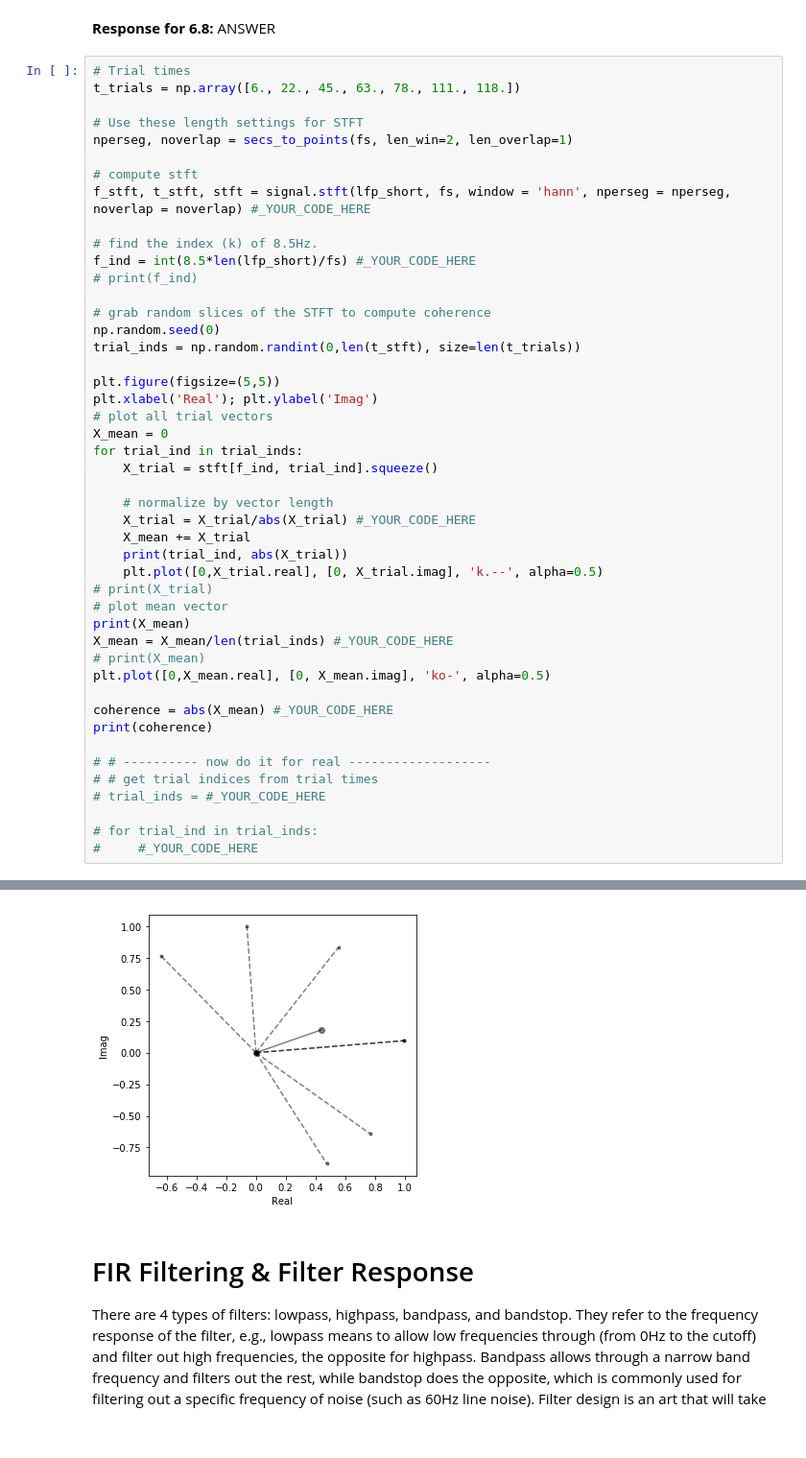
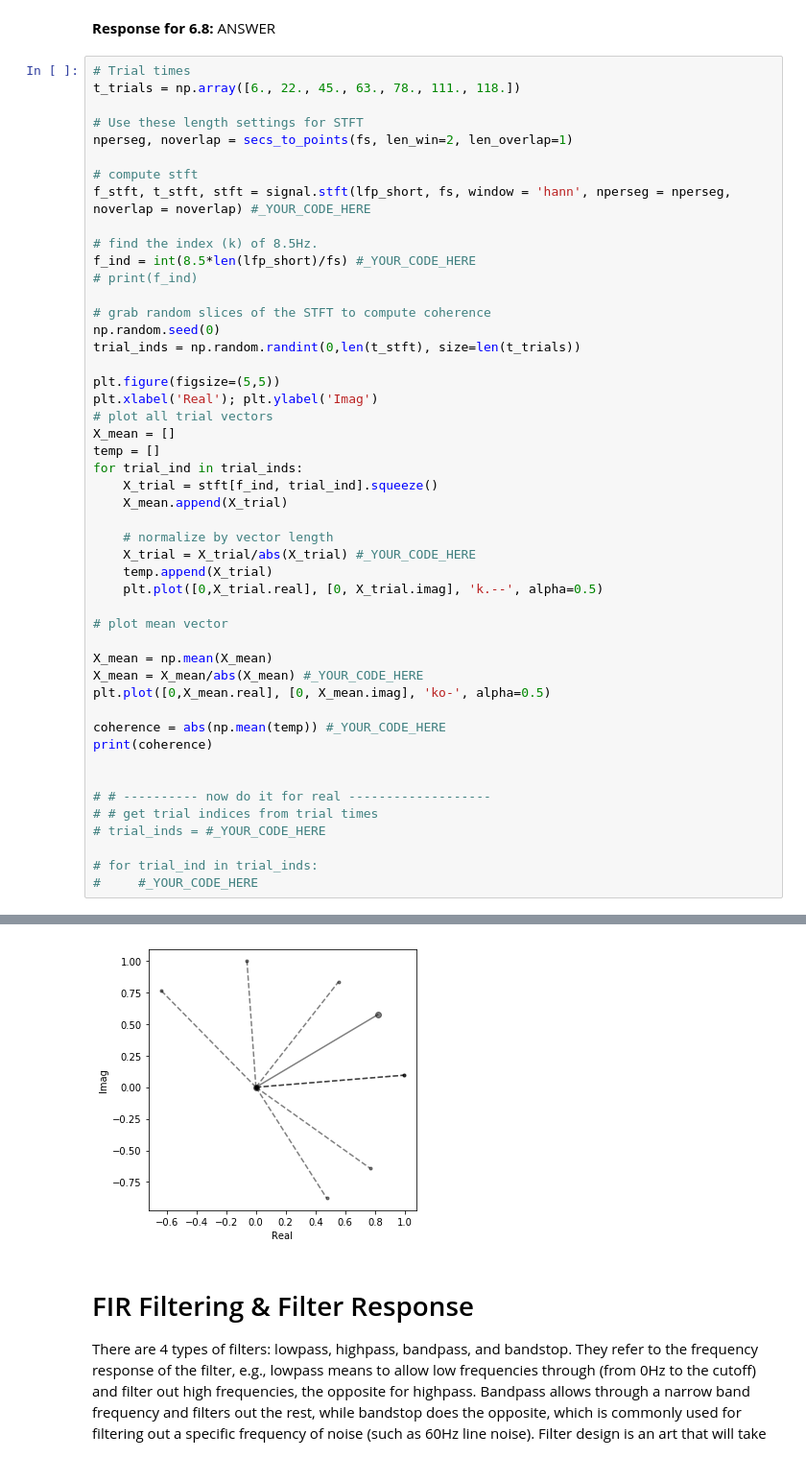
Before and after one commit to ylc020/COGS118C, a Jupyter notebook: Assignments/A3-TimeFrequencyFiltering.ipynb, the cells around one changed output, grey strips where cells are left out. Shown at 96% size. Drawn from its saved outputs; the diff is of its cells as text.

```diff
--- a/Assignments/A3-TimeFrequencyFiltering.ipynb
+++ b/Assignments/A3-TimeFrequencyFiltering.ipynb
@@ -595,24 +580,26 @@ trial_inds = np.random.randint(0,len(t_stft), size=len(t_trials))
 plt.figure(figsize=(5,5))
 plt.xlabel('Real'); plt.ylabel('Imag')
 # plot all trial vectors
-X_mean = 0
+X_mean = []
+temp = []
 for trial_ind in trial_inds:
     X_trial = stft[f_ind, trial_ind].squeeze()
+    X_mean.append(X_trial)
 
     # normalize by vector length
     X_trial = X_trial/abs(X_trial) #_YOUR_CODE_HERE
-    X_mean += X_trial
-    print(trial_ind, abs(X_trial))
+    temp.append(X_trial)
     plt.plot([0,X_trial.real], [0, X_trial.imag], 'k.--', alpha=0.5)
-# print(X_trial)
+
 # plot mean vector
-print(X_mean)
-X_mean = X_mean/len(trial_inds) #_YOUR_CODE_HERE
-# print(X_mean)
+
+X_mean = np.mean(X_mean)
+X_mean = X_mean/abs(X_mean) #_YOUR_CODE_HERE
 plt.plot([0,X_mean.real], [0, X_mean.imag], 'ko-', alpha=0.5)
 
-coherence = abs(X_mean) #_YOUR_CODE_HERE
+coherence = abs(np.mean(temp)) #_YOUR_CODE_HERE
 print(coherence)
+
 
 # # ---------- now do it for real -------------------
 # # get trial indices from trial times
@@ -632,5 +611,5 @@ print(coherence)
 0.4768294263317469
-[figure, old version]
+[figure, new version]
 # %% [markdown]
 # FIR Filtering & Filter Response
 There are 4 types of filters: lowpass, highpass, bandpass, and bandstop. They refer to the frequency response of the filter, e.g., lowpass means to allow low frequencies through (from 0Hz to the cutoff) and filter out high frequencies, the opposite for highpass. Bandpass allows through a narrow band frequency and filters out the rest, while bandstop does the opposite, which is commonly used for filtering out a specific frequency of noise (such as 60Hz line noise). Filter design is an art that will take many such labs to cover extensively, so we will just introduce the idea here and give you the tools to explore that at a later stage (such as for your project).
```
Also changed, not shown: parts of 5 cells of this notebook.
